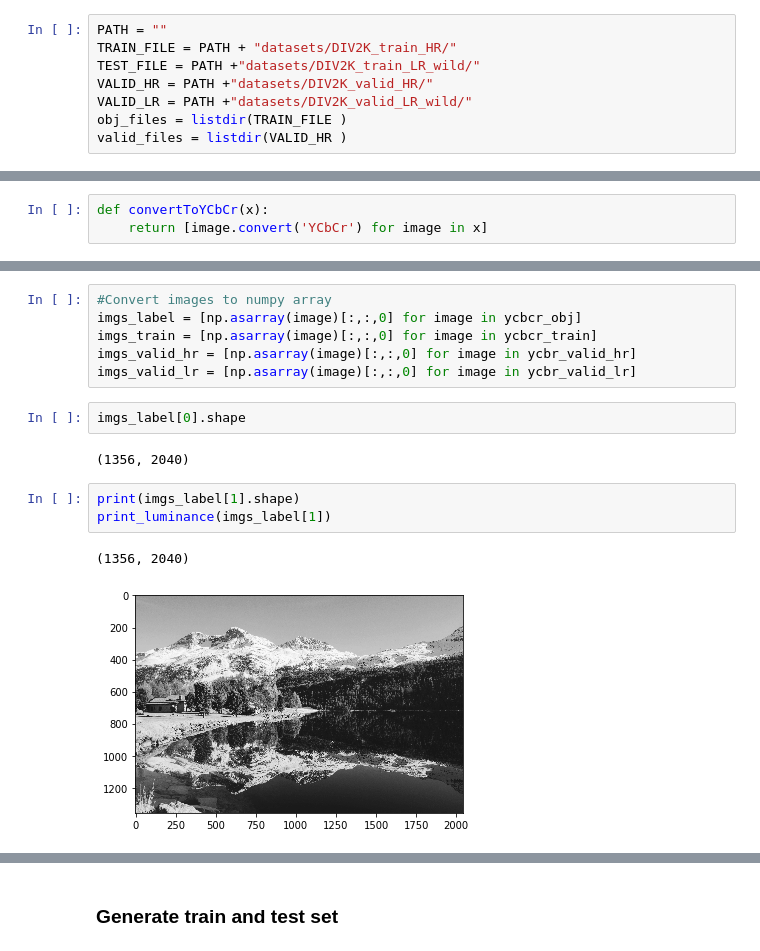
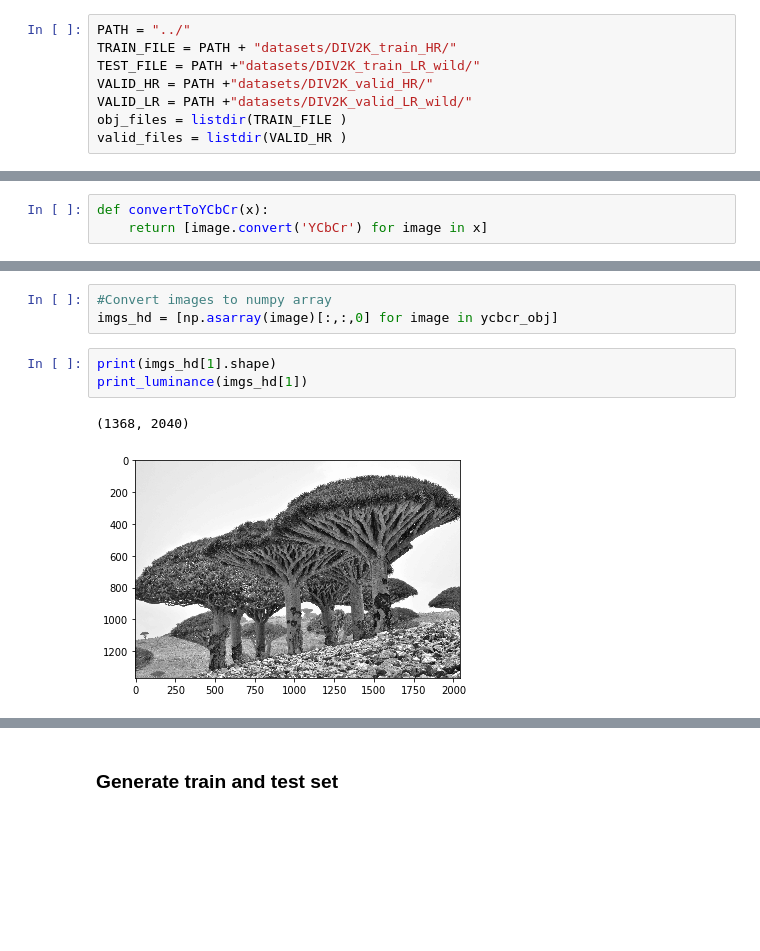
Before and after one commit to Shrecki/SuperHighResProject, a Jupyter notebook: SRCNN_notebook.ipynb, the cells around one changed output, grey strips where cells are left out. Cells and saved outputs as stored; diff of their text form; blank space fills up the shorter version.

```diff
--- a/SRCNN_notebook.ipynb
+++ b/SRCNN_notebook.ipynb
@@ -53,7 +45,7 @@ physical_device_desc: "device: 0, name: GeForce GTX 1050, pci bus id: 0000:01:00
 # %% [markdown]
 ### Load images
 # %%
-PATH = ""
+PATH = "../"
 TRAIN_FILE = PATH + "datasets/DIV2K_train_HR/"
 TEST_FILE = PATH +"datasets/DIV2K_train_LR_wild/"
 VALID_HR = PATH +"datasets/DIV2K_valid_HR/"
@@ -102,16 +88,9 @@ def print_luminance(img, ch=1) :
 # %%
 #Convert images to numpy array
-imgs_label = [np.asarray(image)[:,:,0] for image in ycbcr_obj]
-imgs_train = [np.asarray(image)[:,:,0] for image in ycbcr_train]
-imgs_valid_hr = [np.asarray(image)[:,:,0] for image in ycbr_valid_hr]
-imgs_valid_lr = [np.asarray(image)[:,:,0] for image in ycbr_valid_lr]
+imgs_hd = [np.asarray(image)[:,:,0] for image in ycbcr_obj]
-# %%
-imgs_label[0].shape
-# %% [output]
-(1356, 2040)
 # %%
-print(imgs_label[1].shape)
-print_luminance(imgs_label[1])
+print(imgs_hd[1].shape)
+print_luminance(imgs_hd[1])
 # %% [output]
-(1356, 2040)
+(1368, 2040)
-[figure, old version]
+[figure, new version]
```
Also changed, not shown: parts of 49 cells of this notebook, 3 other files.
